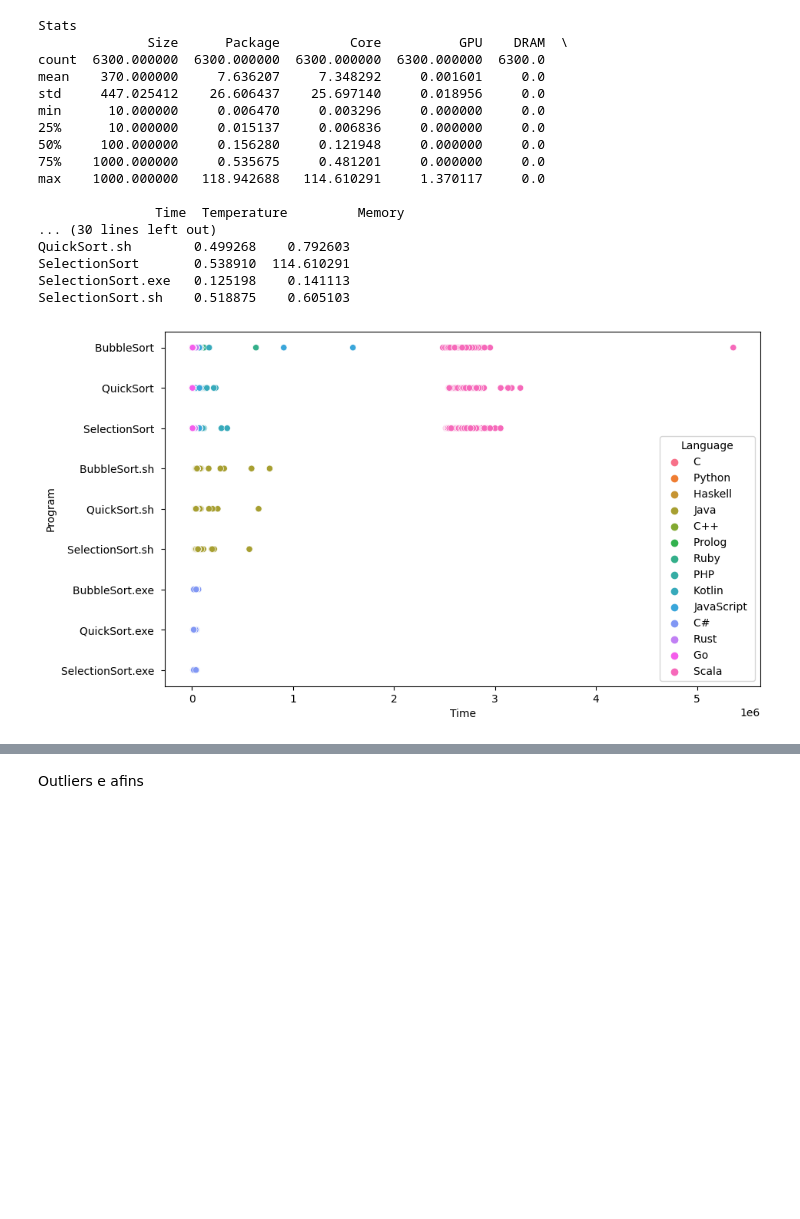
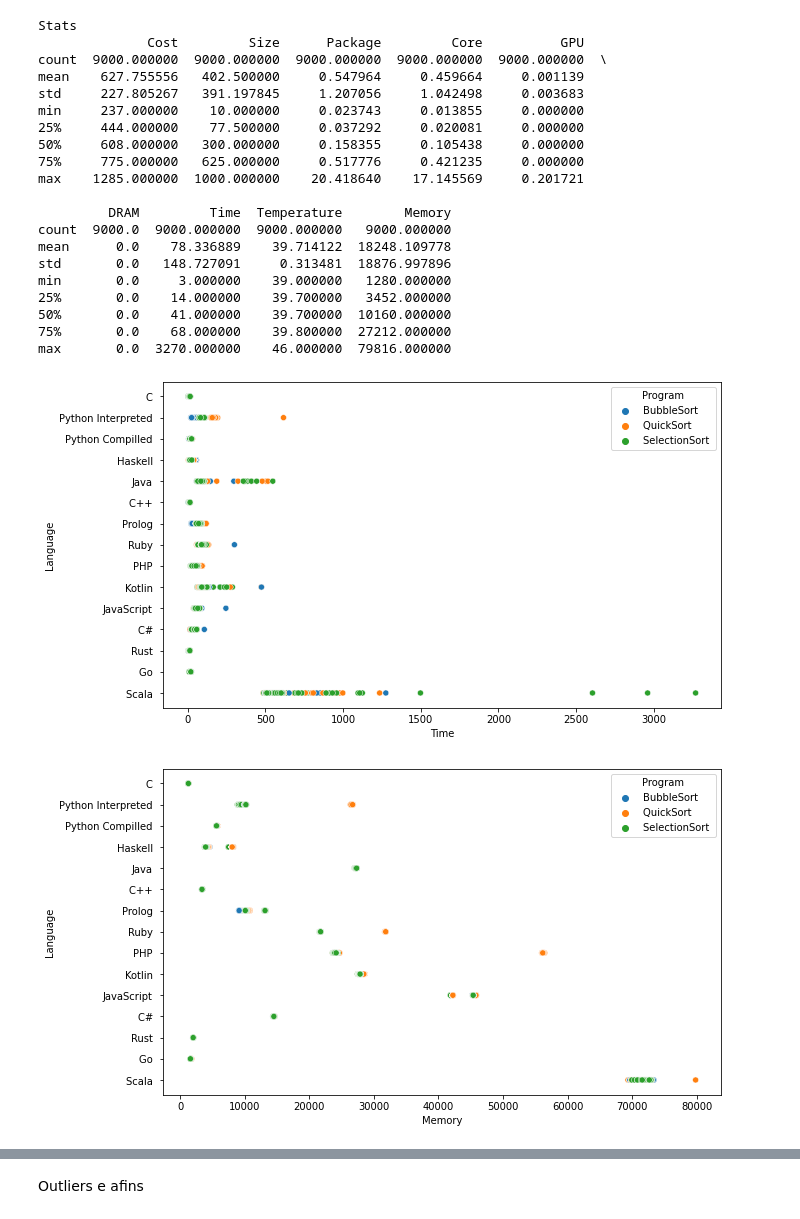
Before and after one commit to realRunlo/EnergyMeasurement, a Jupyter notebook: notebooks/statistics.ipynb, the cells around one changed output, grey strips where cells are left out. Saved outputs shown, nothing was run; the diff lists cells and outputs as text; code cells hidden in the pictures; blank space fills up the shorter version.

```diff
--- a/notebooks/statistics.ipynb
+++ b/notebooks/statistics.ipynb
@@ -1,38 +1,41 @@
 # %%
 # estatísticas básicas
 import seaborn as sea
 import scipy.stats as stats
 import matplotlib.pyplot as plt
 import pandas as pd
 
 
 file_name = '../measurements.csv'
 df = pd.read_csv(file_name, header = 0, delimiter=",", decimal=".")
-plt.figure(figsize=(10,6))
-sea.scatterplot(data=df,hue='Language',y='Program', x='Time')
+for col in ["Time", "Memory", "Temperature", "Package", "Core", "GPU"]:
+    plt.figure(figsize=(10,6))
+    sea.scatterplot(data=df,hue='Program',y='Language', x=col)
 
 # estatísticas básicas (descritivas)
 # summary stats
 print("Stats")
-print(df[['Language', 'Program' , 'Size' , 'Package' , 'Core' , 'GPU' , 'DRAM' , 'Time', "Temperature", "Memory"]].describe())
-print()
-print(df.groupby("Program")[["Core","Language"]].describe())
+print(df.describe())
 # %% [output]
 Stats
-              Size      Package         Core          GPU    DRAM  \
-count  6300.000000  6300.000000  6300.000000  6300.000000  6300.0
-mean    370.000000     7.636207     7.348292     0.001601     0.0
-std     447.025412    26.606437    25.697140     0.018956     0.0
-min      10.000000     0.006470     0.003296     0.000000     0.0
-25%      10.000000     0.015137     0.006836     0.000000     0.0
-50%     100.000000     0.156280     0.121948     0.000000     0.0
-75%    1000.000000     0.535675     0.481201     0.000000     0.0
-max    1000.000000   118.942688   114.610291     1.370117     0.0
+              Cost         Size      Package         Core          GPU
+count  9000.000000  9000.000000  9000.000000  9000.000000  9000.000000  \
+mean    627.755556   402.500000     0.547964     0.459664     0.001139
+std     227.805267   391.197845     1.207056     1.042498     0.003683
+min     237.000000    10.000000     0.023743     0.013855     0.000000
+25%     444.000000    77.500000     0.037292     0.020081     0.000000
+50%     608.000000   300.000000     0.158355     0.105438     0.000000
+75%     775.000000   625.000000     0.517776     0.421235     0.000000
+max    1285.000000  1000.000000    20.418640    17.145569     0.201721
 
-               Time  Temperature         Memory
-... (30 lines left out)
-QuickSort.sh        0.499268    0.792603
-SelectionSort       0.538910  114.610291
-SelectionSort.exe   0.125198    0.141113
-SelectionSort.sh    0.518875    0.605103
+         DRAM         Time  Temperature        Memory
+count  9000.0  9000.000000  9000.000000   9000.000000
+mean      0.0    78.336889    39.714122  18248.109778
+std       0.0   148.727091     0.313481  18876.997896
+min       0.0     3.000000    39.000000   1280.000000
+25%       0.0    14.000000    39.700000   3452.000000
+50%       0.0    41.000000    39.700000  10160.000000
+75%       0.0    68.000000    39.800000  27212.000000
+max       0.0  3270.000000    46.000000  79816.000000
-[figure, old version]
+[figure, new version]
+[figure, added]
```
Also changed, not shown: parts of 6 cells of this notebook.
